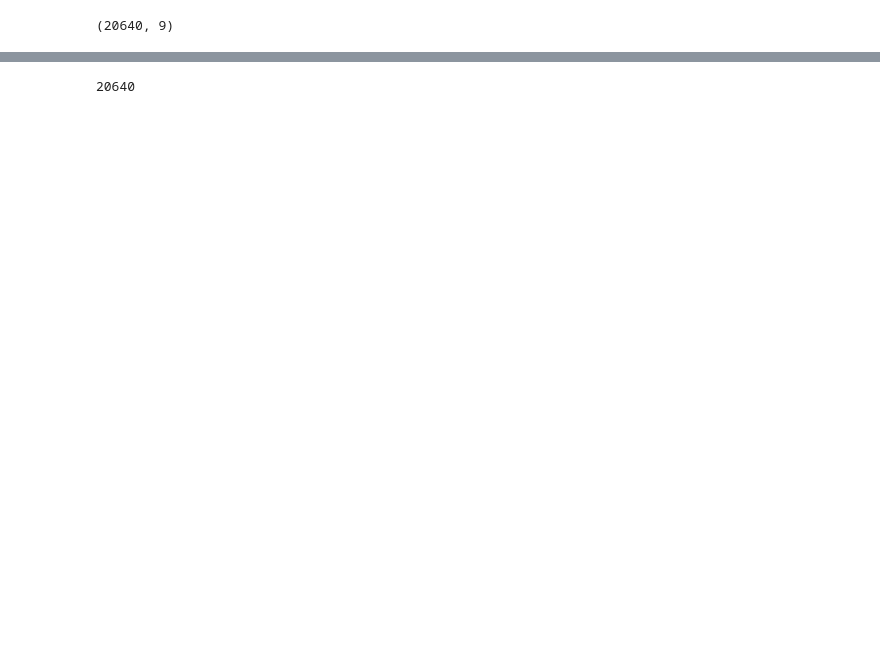
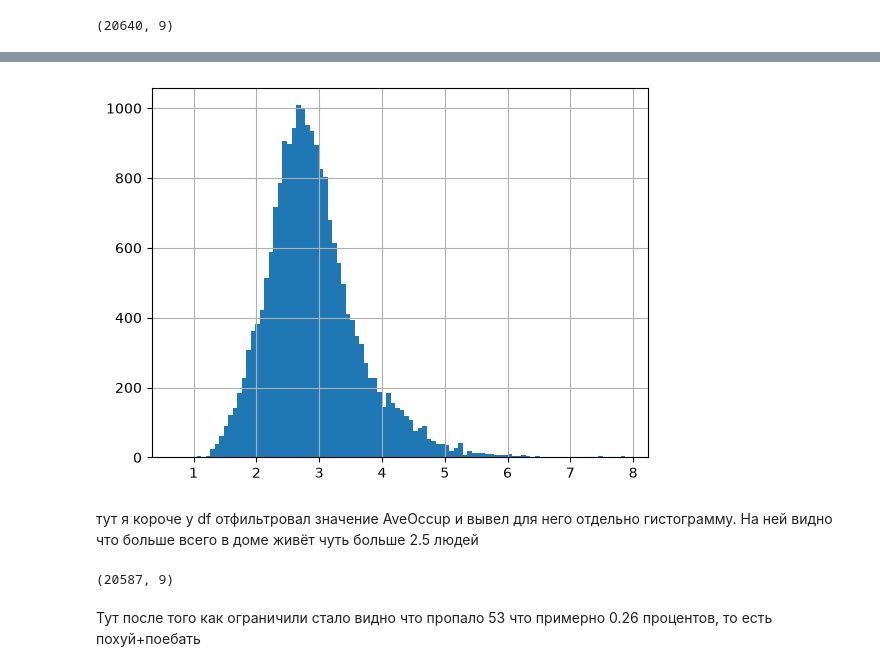
Before and after one commit to Brubusenok/Housing_ML, a Jupyter notebook: Housing.ipynb, the cells around one changed output, grey strips where cells are left out. Drawn from its saved outputs; the diff is of its cells as text; code cells hidden in the pictures; blank space fills up the shorter version.

```diff
--- a/Housing.ipynb
+++ b/Housing.ipynb
@@ -38,4 +72,12 @@ memory usage: 1.4 MB
+# %%
+df.loc[(df["AveOccup"]<8), "AveOccup"].hist(bins=100);
+# %% [output]
+[figure, added]
+# %% [markdown]
+тут я короче у df отфильтровал значение AveOccup и вывел для него отдельно гистограмму. На ней видно что больше всего в доме живёт чуть больше 2.5 людей
 # %%
-df.shape[0]
+df[df["AveOccup"]<8].shape
 # %% [output]
-20640
+(20587, 9)
+# %% [markdown]
+Тут после того как ограничили стало видно что пропало 53 что примерно 0.26 процентов, то есть похуй+поебать
```
Also changed, not shown: parts of 14 cells of this notebook.
